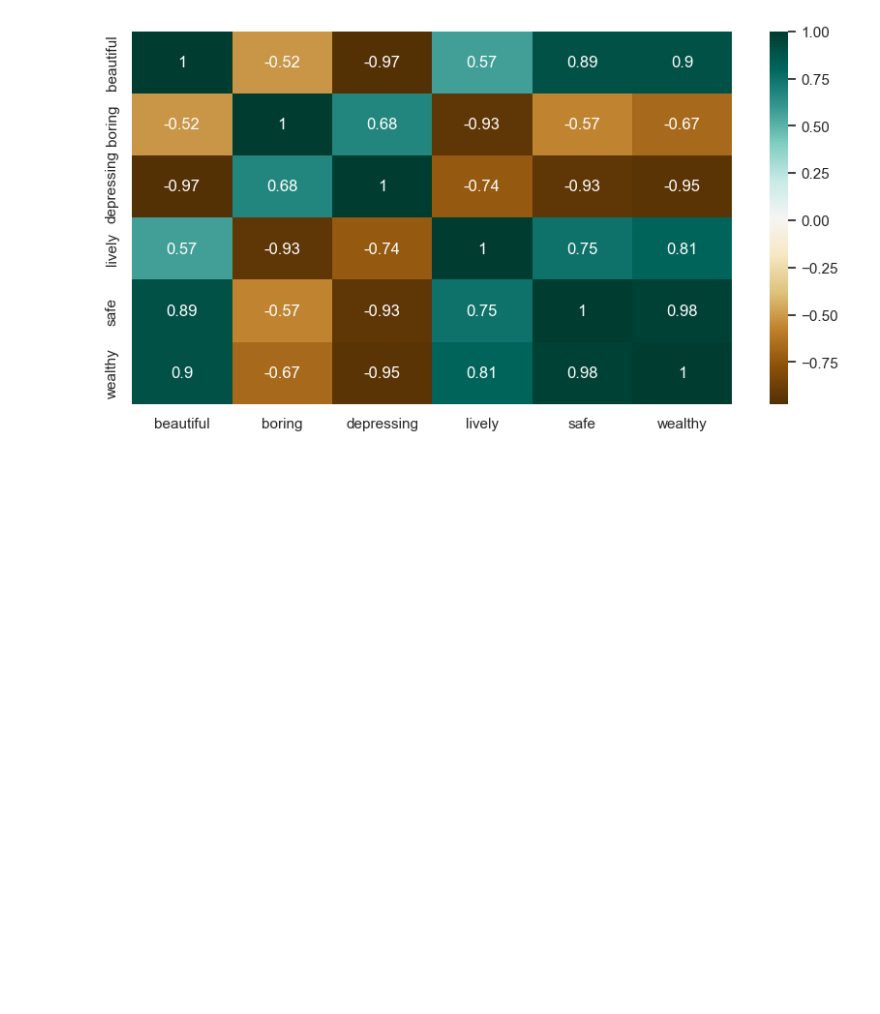
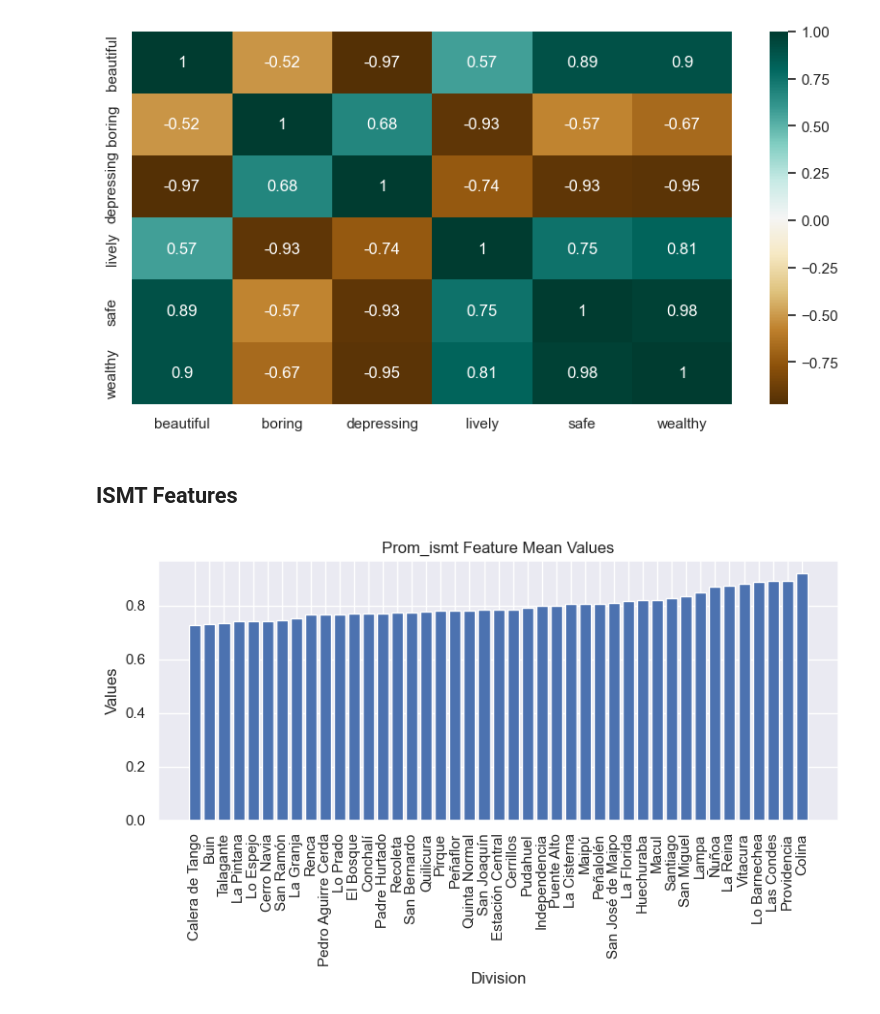
Before and after one commit to MaxOjeda/GNN-Socioeconomic-Prediction, a Jupyter notebook: Exploratory_Data_Analysis.ipynb, the cells around one changed output. Saved outputs shown, nothing was run; the diff lists cells and outputs as text; code cells hidden in the pictures; blank space fills up the shorter version.

```diff
--- a/Exploratory_Data_Analysis.ipynb
+++ b/Exploratory_Data_Analysis.ipynb
@@ -93,5 +98,5 @@ df_com.head(5)
 # %%
-def plot_features_mean(feature_name):
+def plot_features_mean(feature_name, save_img=True):
   df_aux = df_com.sort_values(by=feature_name)
   x = df_aux["division"]
   y = df_aux[feature_name]
@@ -103,8 +108,8 @@ def plot_features_mean(feature_name):
   plt.ylabel("Values")
 
   plt.tight_layout()
-  # Save plot images in the Img/ folder
-  plt.savefig('../Img/' + feature_name + ".png")
+  if save_img:
+      plt.savefig('Img/' + feature_name + ".png")
   plt.show()
 
 plot_features_mean("wealthy")
@@ -122,3 +127,9 @@ sns.heatmap(c,cmap="BrBG",annot=True)
 # %% [output]
 <Axes: >
 [figure]
+# %% [markdown]
+## ISMT Features
+# %%
+plot_features_mean("prom_ismt", save_img=False)
+# %% [output]
+[figure, added]
```
Also changed, not shown: parts of 6 cells of this notebook, 8 other files.
